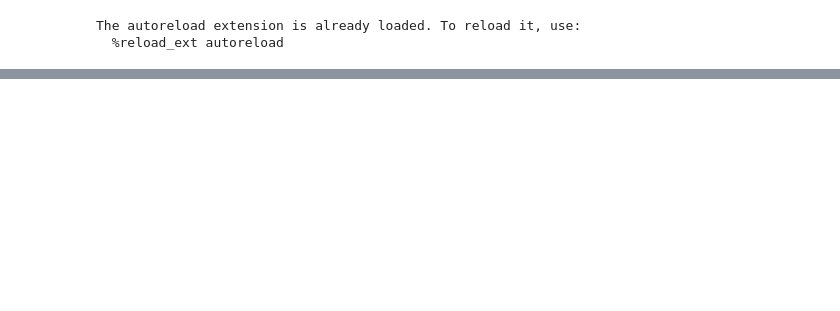
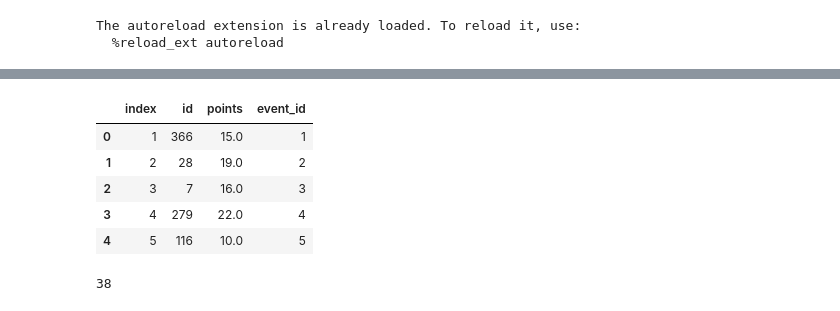
Before and after one commit to benwittbrodt/fpl, a Jupyter notebook: main.ipynb, the cells around one changed output, grey strips where cells are left out. Saved outputs shown, nothing was run; the diff lists cells and outputs as text; code cells hidden in the pictures; blank space fills up the shorter version.

```diff
--- a/main.ipynb
+++ b/main.ipynb
@@ -89,0 +79,22 @@ TypeError: 'module' object is not subscriptable
+# %%
+top_element = pd.DataFrame()
+i = 1
+for index in data['events']:
+
+    item_df = pd.DataFrame(index['top_element_info'],index=[i])
+    item_df['event_id'] = i
+    top_element = pd.concat([top_element, item_df])
+    i += 1
+
+
+top_element = top_element.reset_index()
+top_element= top_element.dropna()
+top_element['id'] = top_element['id'].astype(int)
+top_element
+# %% [output]
+|  | index | id | points | event_id |
+| 0 | 1 | 366 | 15.0 | 1 |
+| 1 | 2 | 28 | 19.0 | 2 |
+| 2 | 3 | 7 | 16.0 | 3 |
+| 3 | 4 | 279 | 22.0 | 4 |
+| 4 | 5 | 116 | 10.0 | 5 |
@@ -89,0 +113,5 @@ TypeError: 'module' object is not subscriptable
+# %%
+#Entering into database
+teams.to_sql('event',db,if_exists='replace',index=False)
+# %% [output]
+38
```
Also changed, not shown: parts of 12 cells of this notebook, 2 other files.
